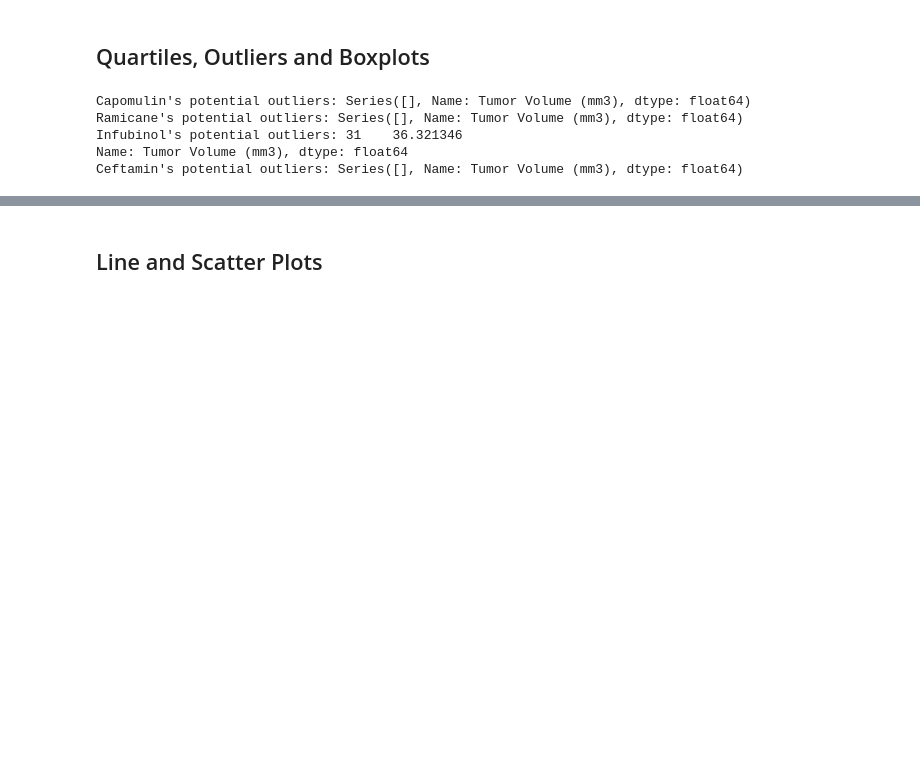
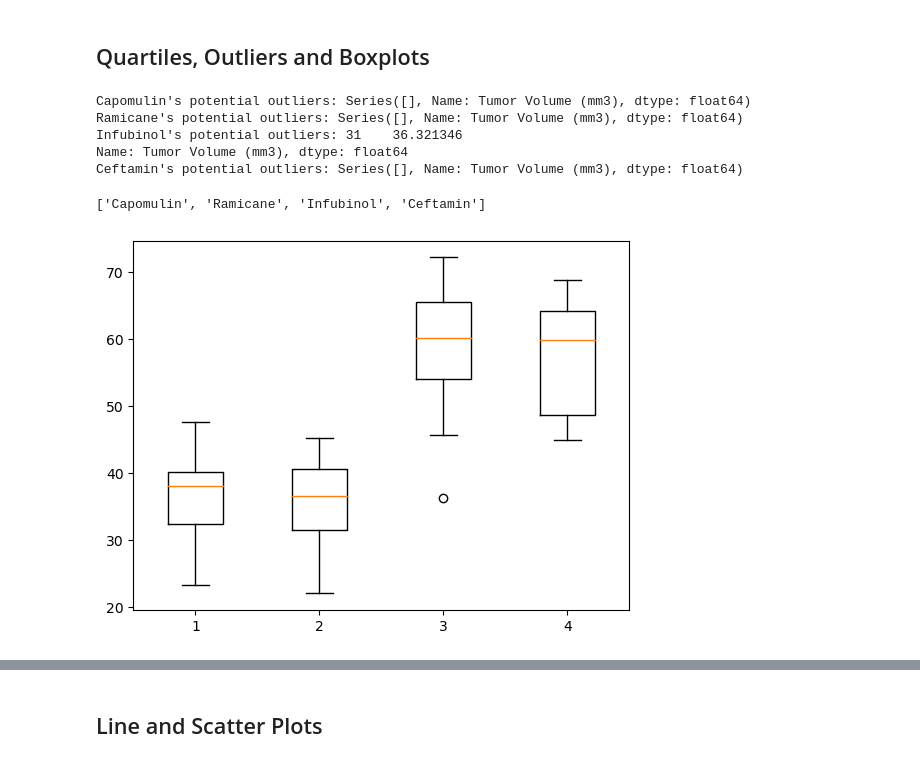
Before and after one commit to HollaNotes/Module_5_Challenge, a Jupyter notebook: pymaceuticals_NoelleWatson.ipynb, the cells around one changed output, grey strips where cells are left out. Cells and saved outputs as stored; diff of their text form; code cells hidden in the pictures; blank space fills up the shorter version.

```diff
--- a/pymaceuticals_NoelleWatson.ipynb
+++ b/pymaceuticals_NoelleWatson.ipynb
@@ -220,5 +219,18 @@ Ramicane's potential outliers: Series([], Name: Tumor Volume (mm3), dtype: float
 Infubinol's potential outliers: 31    36.321346
 Name: Tumor Volume (mm3), dtype: float64
 Ceftamin's potential outliers: Series([], Name: Tumor Volume (mm3), dtype: float64)
+# %%
+drug_regimen_list
+# %% [output]
+['Capomulin', 'Ramicane', 'Infubinol', 'Ceftamin']
+# %%
+# Generate box plot
+plt.boxplot(tumor_vol)
+# plt.xlabel()
+# plt.ylabel()
+# plt.title()
+plt.show()
+# %% [output]
+[figure, added]
 # %%
 # Generate a box plot that shows the distrubution of the tumor volume for each treatment group.
```
Also changed, not shown: parts of 2 cells of this notebook.
